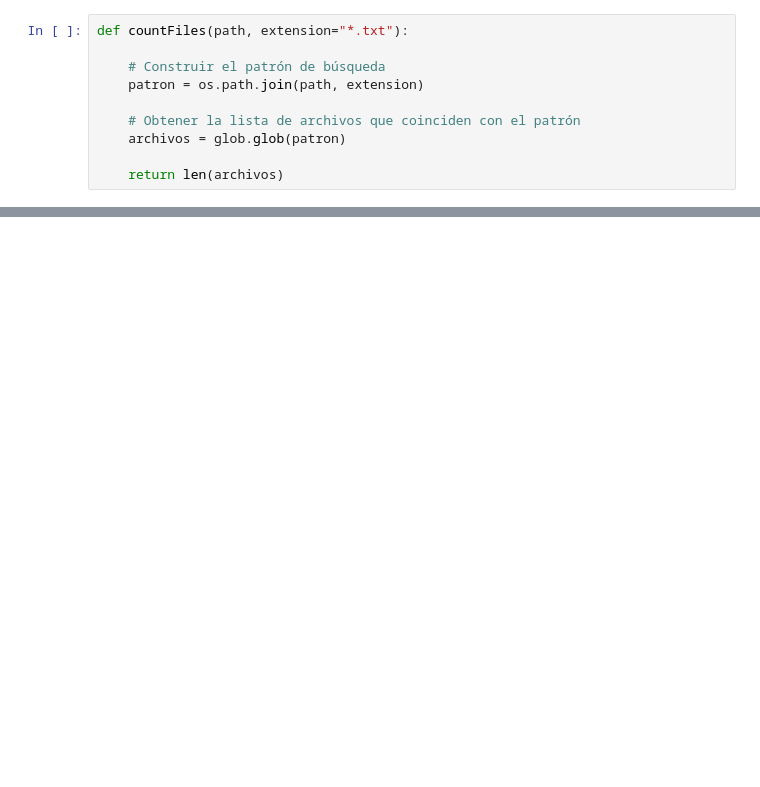
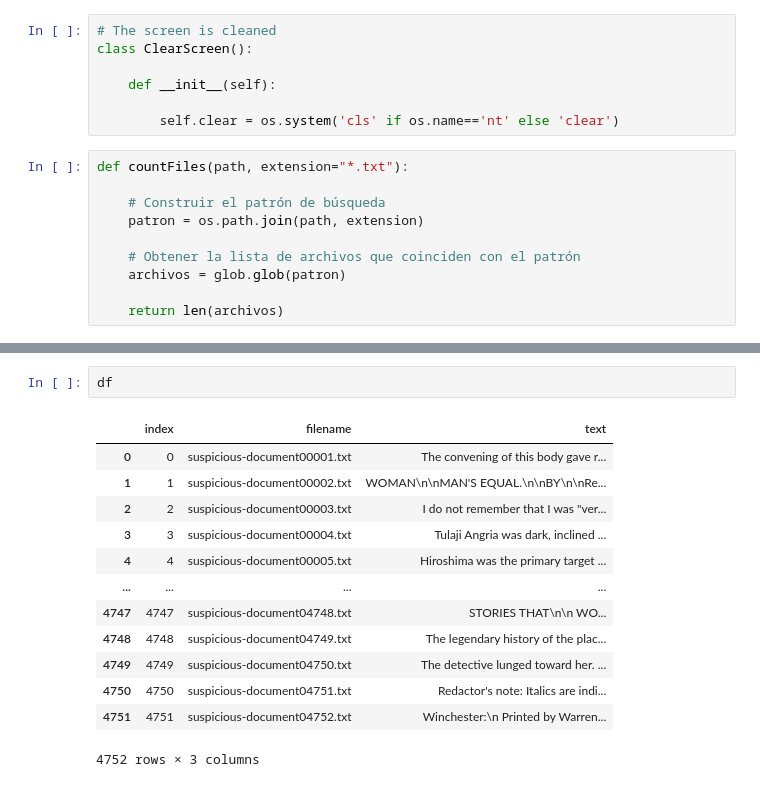
Before and after one commit to pablonicolasr/automaticPlagiarism_diplodatos, a Jupyter notebook: example/intrinsic_plagiarism.ipynb, the cells around one changed output, grey strips where cells are left out. Drawn from its saved outputs; the diff is of its cells as text; blank space fills up the shorter version.

```diff
--- a/example/intrinsic_plagiarism.ipynb
+++ b/example/intrinsic_plagiarism.ipynb
@@ -24,6 +24,13 @@ from nltk.tokenize import sent_tokenize
 
  # Feature Selection
 from sklearn.feature_selection import VarianceThreshold
+# %%
+# The screen is cleaned
+class ClearScreen():
+
+    def __init__(self):
+
+        self.clear = os.system('cls' if os.name=='nt' else 'clear')
 # %%
 def countFiles(path, extension="*.txt"):
 
@@ -72,0 +122,16 @@ NotebookApp.rate_limit_window=3.0 (secs)
+# %%
+df
+# %% [output]
+|  | index | filename | text |
+| 0 | 0 | suspicious-document00001.txt | The convening of this body gave r... |
+| 1 | 1 | suspicious-document00002.txt | WOMAN\n\nMAN'S EQUAL.\n\nBY\n\nRe... |
+| 2 | 2 | suspicious-document00003.txt | I do not remember that I was "ver... |
+| 3 | 3 | suspicious-document00004.txt | Tulaji Angria was dark, inclined ... |
+| 4 | 4 | suspicious-document00005.txt | Hiroshima was the primary target ... |
+| ... | ... | ... | ... |
+| 4747 | 4747 | suspicious-document04748.txt | STORIES THAT\n\n WO... |
+| 4748 | 4748 | suspicious-document04749.txt | The legendary history of the plac... |
+| 4749 | 4749 | suspicious-document04750.txt | The detective lunged toward her. ... |
+| 4750 | 4750 | suspicious-document04751.txt | Redactor's note: Italics are indi... |
+| 4751 | 4751 | suspicious-document04752.txt | Winchester:\n Printed by Warren... |
+4752 rows × 3 columns
```
Also changed, not shown: parts of 1 cell of this notebook, 3 other files.
